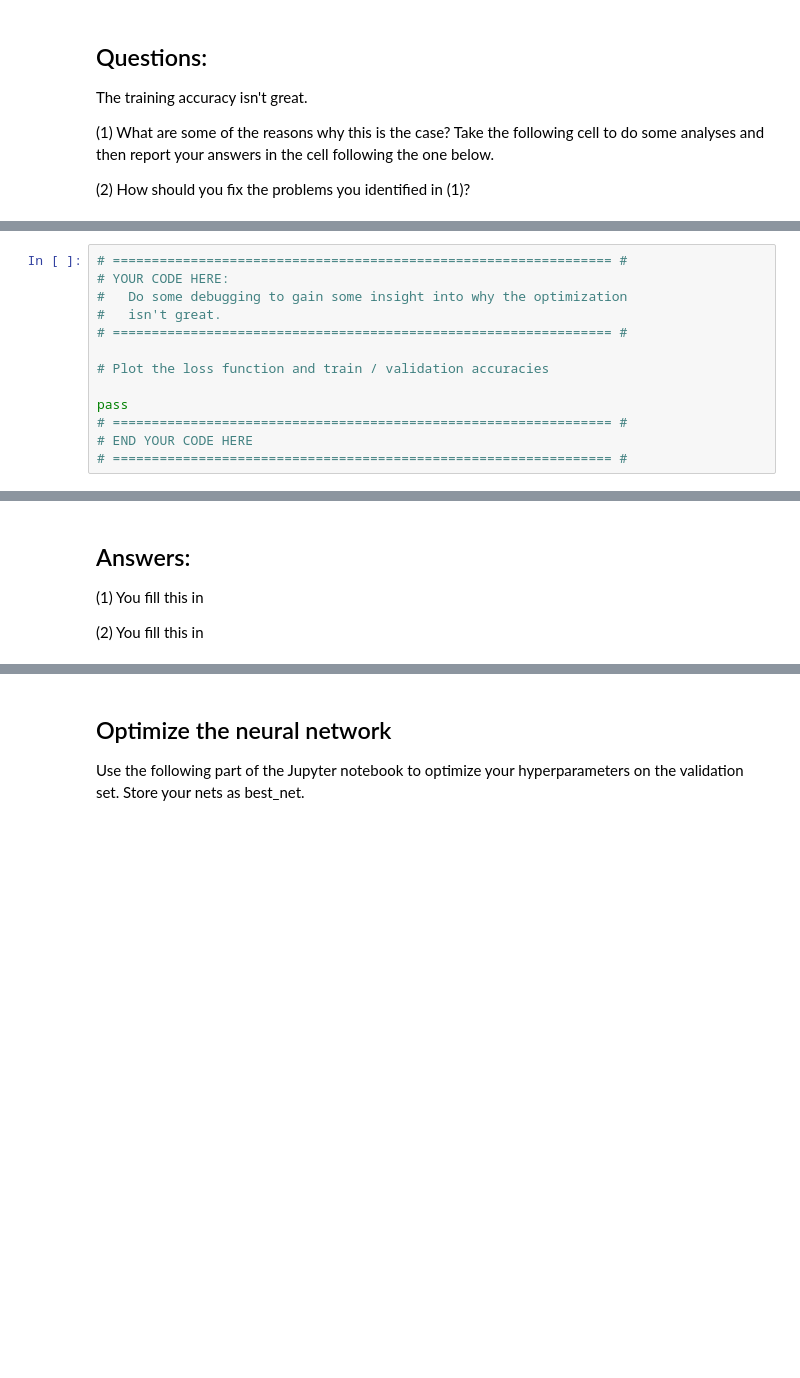
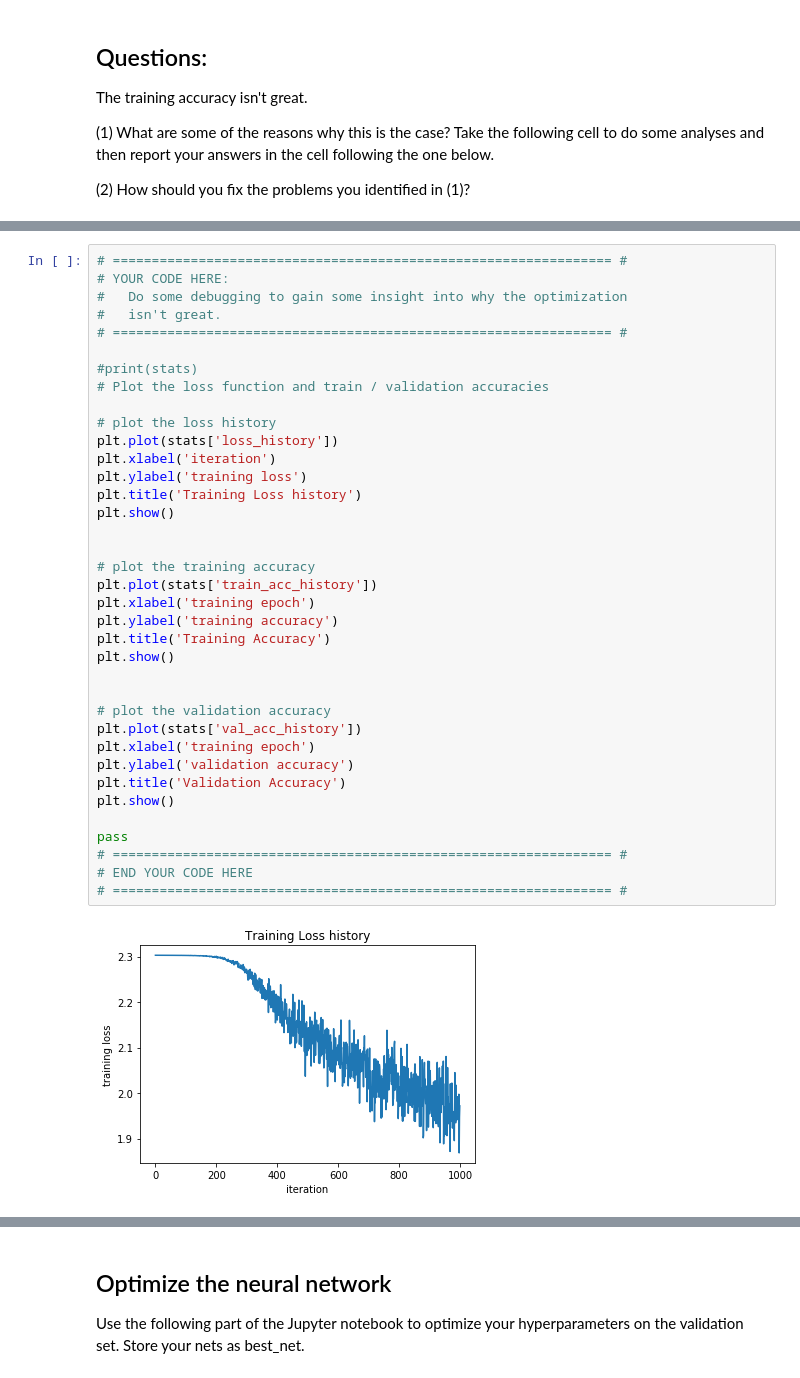
Before and after one commit to BarbBoyaji/neural-nets, a Jupyter notebook: hw3/two_layer_nn.ipynb, the cells around one changed output, grey strips where cells are left out. Saved outputs shown, nothing was run; the diff lists cells and outputs as text; blank space fills up the shorter version.

```diff
--- a/hw3/two_layer_nn.ipynb
+++ b/hw3/two_layer_nn.ipynb
@@ -249,13 +253,39 @@ stats['train_acc_history']
 # %%
 # ================================================================ #
 # YOUR CODE HERE:
 #   Do some debugging to gain some insight into why the optimization
 #   isn't great.
 # ================================================================ #
 
+#print(stats)
 # Plot the loss function and train / validation accuracies
+
+# plot the loss history
+plt.plot(stats['loss_history'])
+plt.xlabel('iteration')
+plt.ylabel('training loss')
+plt.title('Training Loss history')
+plt.show()
+
+
+# plot the training accuracy
+plt.plot(stats['train_acc_history'])
+plt.xlabel('training epoch')
+plt.ylabel('training accuracy')
+plt.title('Training Accuracy')
+plt.show()
+
+
+# plot the validation accuracy
+plt.plot(stats['val_acc_history'])
+plt.xlabel('training epoch')
+plt.ylabel('validation accuracy')
+plt.title('Validation Accuracy')
+plt.show()
 
 pass
 # ================================================================ #
 # END YOUR CODE HERE
 # ================================================================ #
+# %% [output]
+[figure, added]
@@ -262,6 +293,0 @@ pass
-# %% [markdown]
-## Answers:
-
-(1) You fill this in
-
-(2) You fill this in
```
Also changed, not shown: parts of 14 cells of this notebook, 1 other file.
